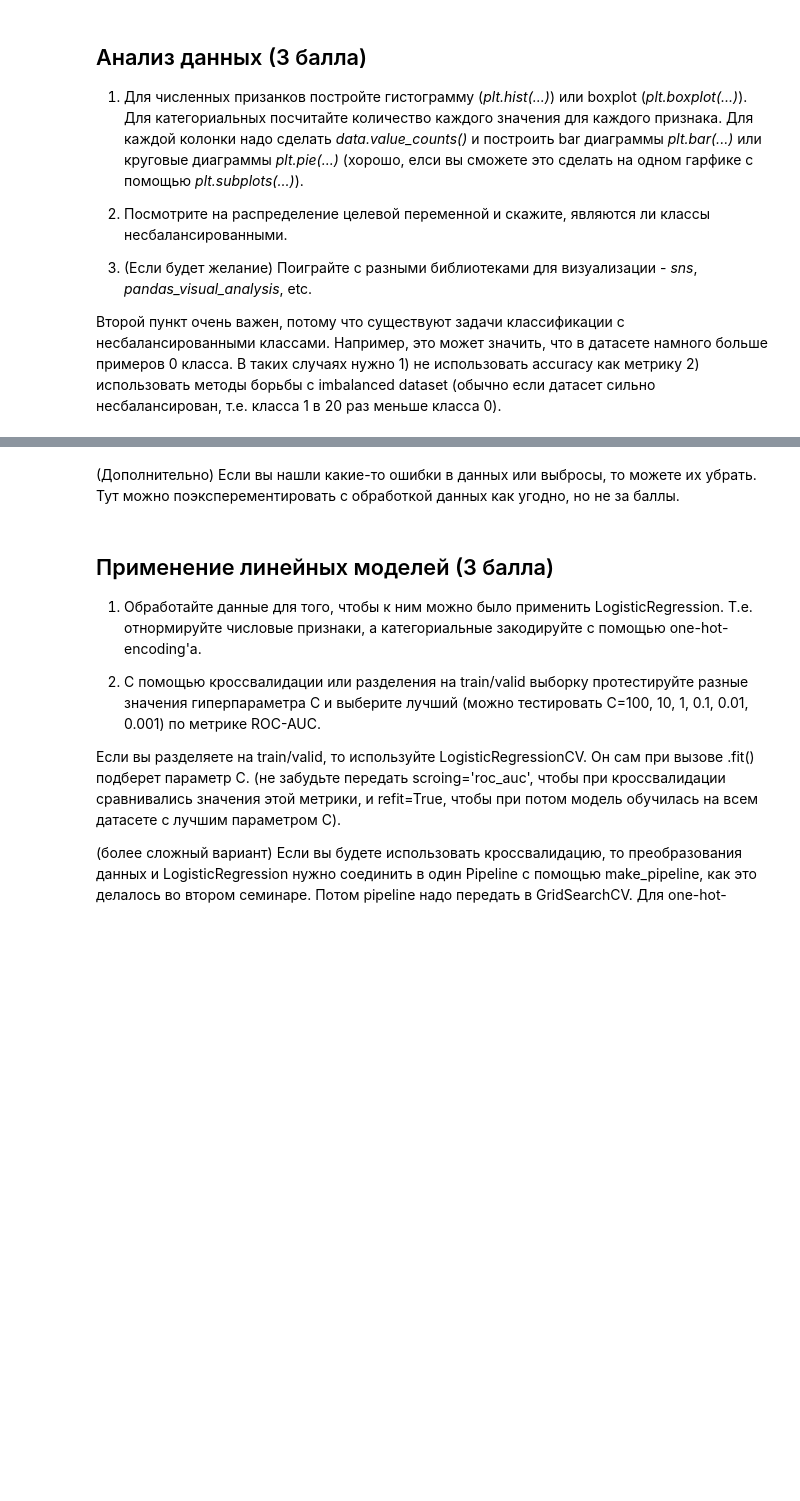
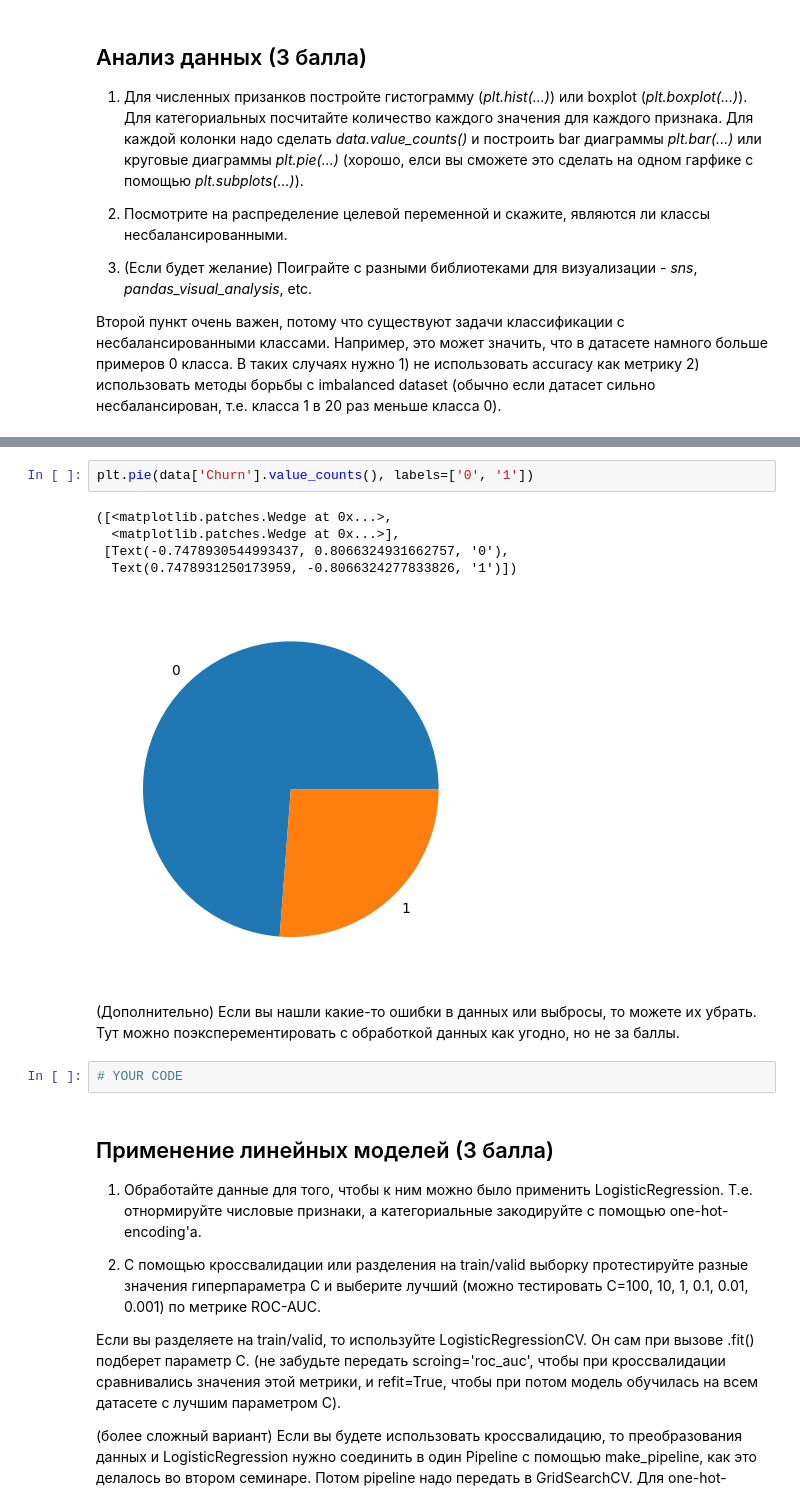
Before and after one commit to MisterHaid/AI_projects, a Jupyter notebook: week_03_composition_model_selection/Homework/hw_3_kaggle.ipynb, the cells around one changed output, grey strips where cells are left out. Cells and saved outputs as stored; diff of their text form; blank space fills up the shorter version.

```diff
--- a/week_03_composition_model_selection/Homework/hw_3_kaggle.ipynb
+++ b/week_03_composition_model_selection/Homework/hw_3_kaggle.ipynb
@@ -242,5 +194,15 @@ plt.show()
+# %%
+plt.pie(data['Churn'].value_counts(), labels=['0', '1'])
+# %% [output]
+([<matplotlib.patches.Wedge at 0x...>,
+  <matplotlib.patches.Wedge at 0x...>],
+ [Text(-0.7478930544993437, 0.8066324931662757, '0'),
+  Text(0.7478931250173959, -0.8066324277833826, '1')])
+[figure, added]
 # %% [markdown]
 (Дополнительно) Если вы нашли какие-то ошибки в данных или выбросы, то можете их убрать. Тут можно поэксперементировать с обработкой данных как угодно, но не за баллы.
+# %%
+# YOUR CODE
 # %% [markdown]
 ## Применение линейных моделей (3 балла)
 
```
Also changed, not shown: parts of 16 cells of this notebook.
